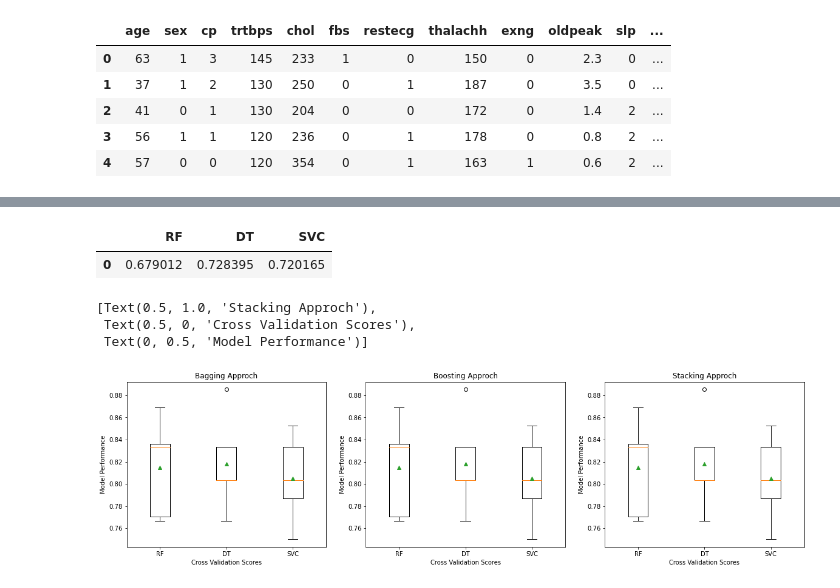
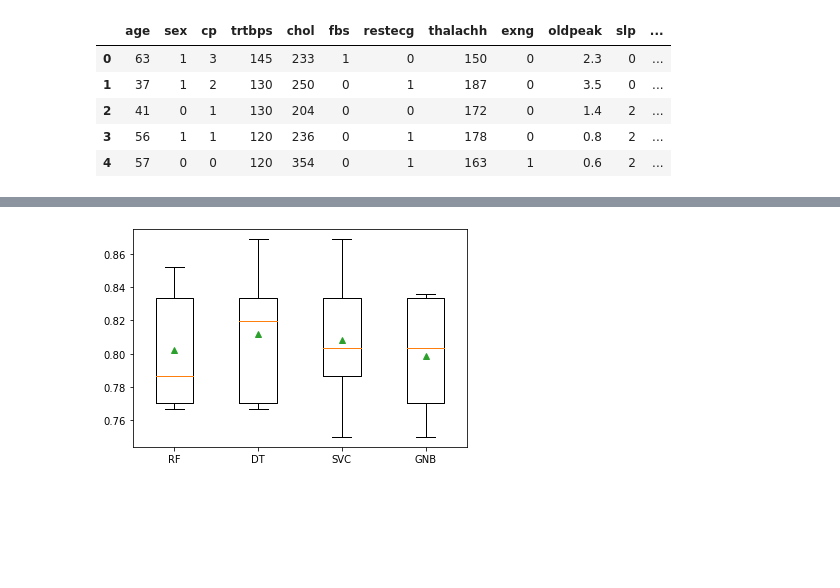
Before and after one commit to sunil3092/DBSEdu, a Jupyter notebook: Machine Learning and Pattern Recognisation/CA/CA_2 - 60per/CA2.ipynb, the cells around one changed output, grey strips where cells are left out. Cells and saved outputs as stored; diff of their text form; code cells hidden in the pictures; blank space fills up the shorter version.

```diff
--- a/Machine Learning and Pattern Recognisation/CA/CA_2 - 60per/CA2.ipynb
+++ b/Machine Learning and Pattern Recognisation/CA/CA_2 - 60per/CA2.ipynb
@@ -176,19 +305,4 @@ clf_cv_scores_scatter = clf_cv_scores
-# %%
-pd.DataFrame([clf_acc])
-# %% [output]
-|  | RF | DT | SVC |
-| 0 | 0.679012 | 0.728395 | 0.720165 |
-# %%
-fig , (ax0, ax1, ax2) = plt.subplots(nrows=1,ncols=3,figsize=(20,5))
-
-ax0.boxplot(clf_cv_scores_bag.values(), labels = clf_cv_scores_bag.keys(), showmeans = True);
-ax0.set(title="Bagging Approch", xlabel="Cross Validation Scores", ylabel="Model Performance")
-ax1.boxplot(clf_cv_scores_bo.values(), labels = clf_cv_scores_bo.keys(), showmeans = True);
-ax1.set(title="Boosting Approch", xlabel="Cross Validation Scores", ylabel="Model Performance")
-ax2.boxplot(clf_cv_scores_scatter.values(), labels = clf_cv_scores_scatter.keys(), showmeans = True);
-ax2.set(title="Stacking Approch", xlabel="Cross Validation Scores", ylabel="Model Performance")
-# %% [output]
-[Text(0.5, 1.0, 'Stacking Approch'),
- Text(0.5, 0, 'Cross Validation Scores'),
- Text(0, 0.5, 'Model Performance')]
-[figure, removed]
+# %%
+plt.boxplot(clf_cv_scores.values(), labels = clf_cv_scores.keys(), showmeans = True);
+# %% [output]
+[figure, added]
```
Also changed, not shown: parts of 44 cells of this notebook, 3 other files.
